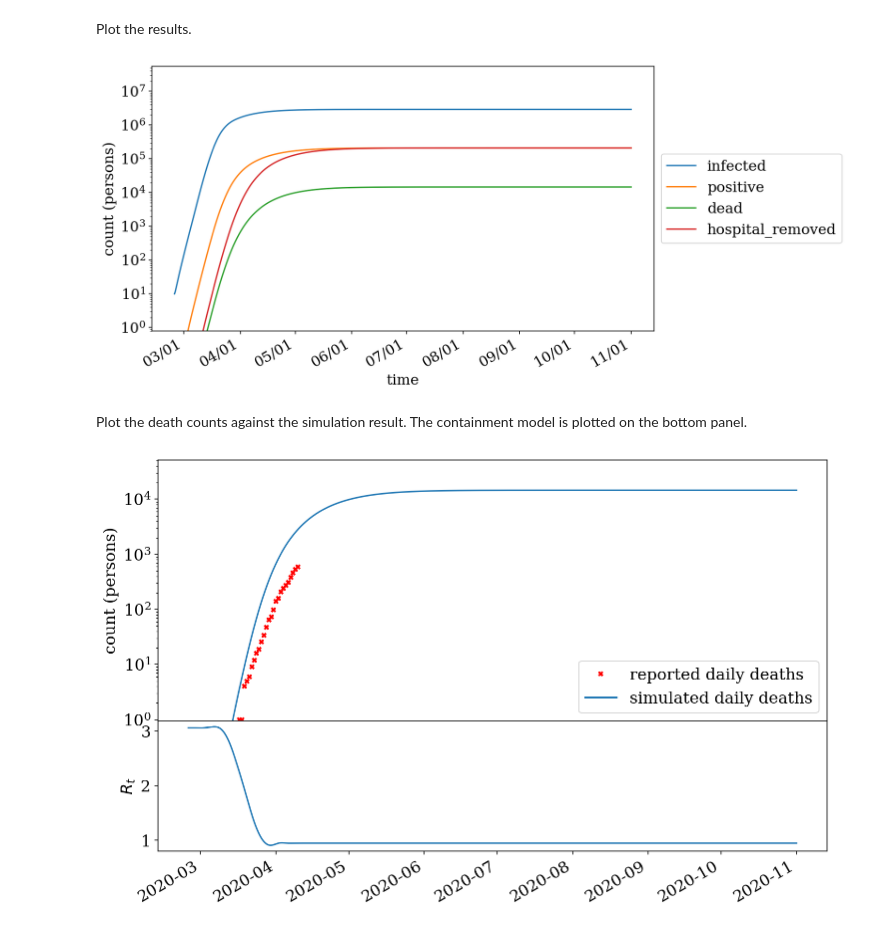
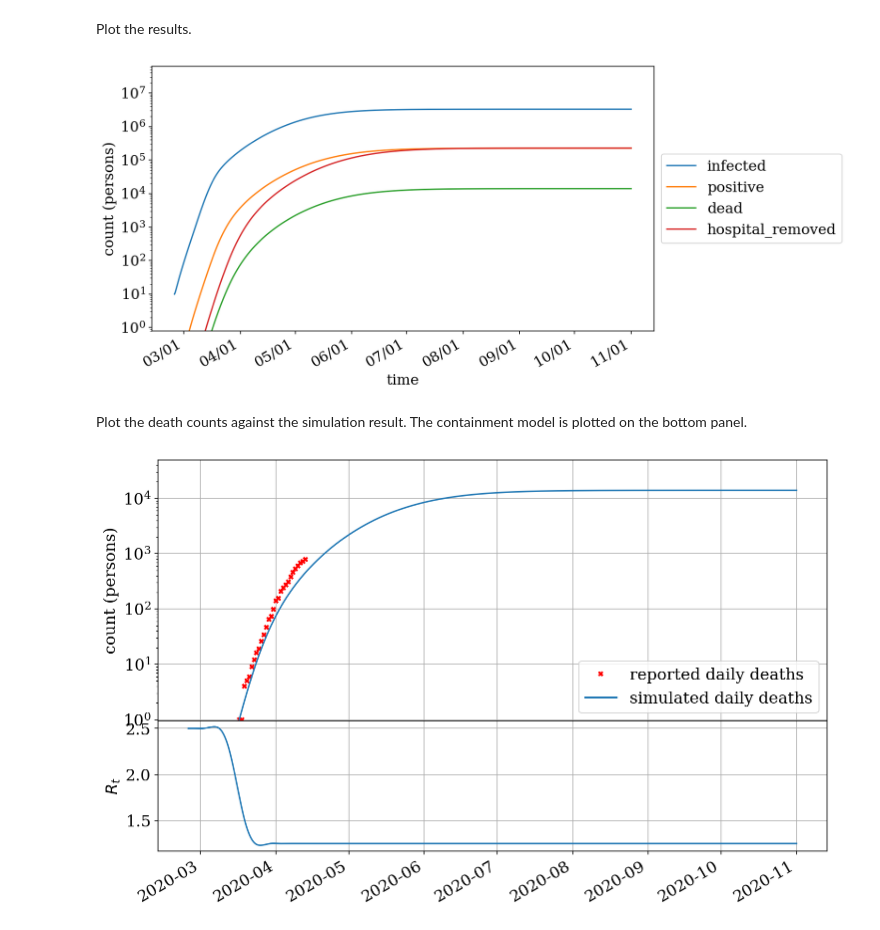
Before and after one commit to uiuc-covid19-modeling/pydemic, a Jupyter notebook: examples/SEIR++.ipynb, the cells around one changed output. Cells and saved outputs as stored; diff of their text form; code cells hidden in the pictures.

```diff
--- a/examples/SEIR++.ipynb
+++ b/examples/SEIR++.ipynb
@@ -30,7 +30,7 @@ tspan = (54.873, days_from((2020, 11, 1)))
 Specify model parameters.
 # %%
 parameters = dict(
-    r0=3.055,
+    r0=2.5,
     serial_k=1.5,
     serial_mean=4.,
     p_symptomatic=1.0,
@@ -48,8 +48,8 @@ parameters = dict(
 # %% [markdown]
 Specify a mitigation model via a list of time (in days from 2020/1/1) and factors on those days.
 # %%
-times = [70, 85]
-factors = [1, .31]
+times = [70, 80]
+factors = [1, .5]
 mitigation = MitigationModel(*tspan, times, factors)
 fig, ax = plt.subplots()
 _t = np.linspace(*tspan, 1000)
@@ -103,35 +103,36 @@ ax.legend(loc='center left', bbox_to_anchor=(1, .5))
 ax.set_xlabel('time')
 ax.set_ylabel('count (persons)');
 # %% [output]
-[figure, old version]
+[figure, new version]
 # %% [markdown]
 Plot the death counts against the simulation result.
 The containment model is plotted on the bottom panel.
 # %%
 fig = plt.figure(figsize=(12, 8))
 
 import matplotlib.gridspec as gridspec
 gspec = gridspec.GridSpec(ncols=1, nrows=3, figure=fig)
 ax = [fig.add_subplot(gspec[:2,0]), fig.add_subplot(gspec[2,0])]
 
 ax[0].semilogy(days_to_dates(data.t), data.y['dead'],
             'x', c='r', ms=4, markeredgewidth=2,
             label='reported daily deaths')
 
 ax[0].semilogy(days_to_dates(result.t), result.y['dead'].sum(axis=1),
             '-', linewidth=1.5, label='simulated daily deaths')
 
 ax[1].plot(days_to_dates(result.t), parameters['r0'] * mitigation(result.t),
             '-', linewidth=1.5)
 
 ax[0].set_ylabel("count (persons)")
 ax[1].set_ylabel(r'$R_t$')
 ax[0].set_ylim(.95, .5 * ax[0].get_ylim()[1])
 ax[0].legend()
 
-import matplotlib.dates as mdates
 fig.autofmt_xdate()
+ax[0].grid()
+ax[1].grid()
 fig.subplots_adjust(hspace=0, wspace=0)
 # fig.savefig('seirpp_best_fit.png')
 # %% [output]
-[figure, old version]
+[figure, new version]
```
Also changed, not shown: parts of 1 cell of this notebook, 12 other files.
